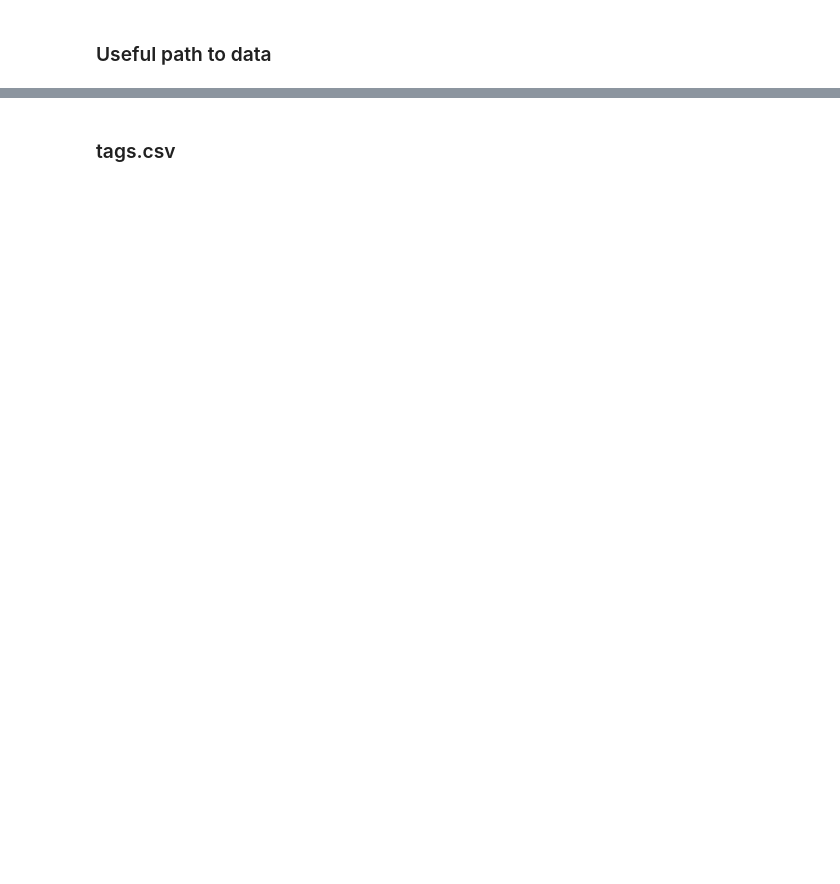
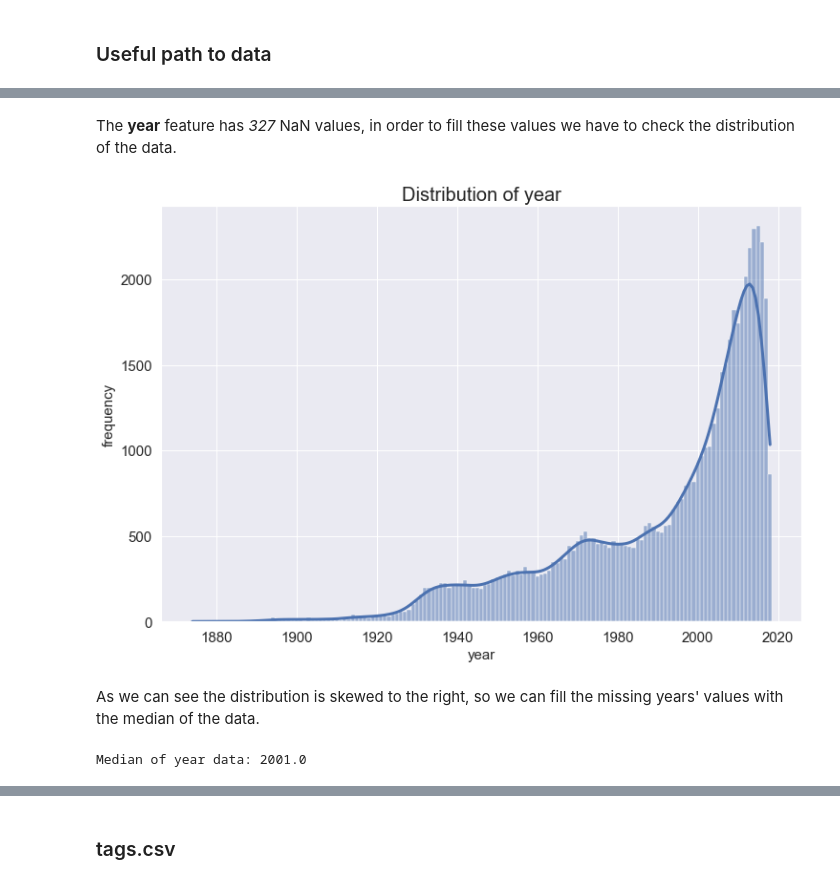
Before and after one commit to prushh/movie-lens-mlp, a Jupyter notebook: notebooks/1.0-raw-data-exploration.ipynb, the cells around one changed output, grey strips where cells are left out. Saved outputs shown, nothing was run; the diff lists cells and outputs as text; code cells hidden in the pictures; blank space fills up the shorter version.

Commit message:
Update with descriptions for movies.csv

```diff
--- a/notebooks/1.0-raw-data-exploration.ipynb
+++ b/notebooks/1.0-raw-data-exploration.ipynb
@@ -27,0 +87,3 @@ movies.info()
+# %%
+movies = movies.astype(dtype={'movieId': 'int32', 'title': 'string', 'genres': 'category'})
+movies.info()
@@ -27,0 +118,5 @@ movies.info()
+# %%
+regex_year = '.*\\((\\d{4})\\).*'
+movies['year'] = movies['title'].str.extract(pat=regex_year, expand=False)
+movies['title_length'] = movies['title'].str.len()
+movies.info()
@@ -27,0 +136,2 @@ movies.info()
+# %%
+movies = movies.astype(dtype={'year': 'float32', 'title_length': 'int32'})
@@ -44,0 +154,3 @@ def remove_no_genres(df: pd.DataFrame) -> pd.DataFrame:
+# %%
+movies = encode_genre(movies)
+movies.info()
@@ -44,0 +205,19 @@ def remove_no_genres(df: pd.DataFrame) -> pd.DataFrame:
+# %% [markdown]
+The __year__ feature has _327_ NaN values, in order to fill these values we have to check the distribution of the data.
+# %%
+histplot(movies['year'],
+         title='Distribution of year',
+         xlabel='year',
+         ylabel='frequency',
+         stat='frequency',
+         discrete=True,
+         kde=True)
+# %% [output]
+[figure, added]
+# %% [markdown]
+As we can see the distribution is skewed to the right, so we can fill the missing years' values with the median of the data.
+# %%
+median_year = movies['year'].median()
+print(f"Median of year data: {median_year}")
+# %% [output]
+Median of year data: 2001.0
```
Also changed, not shown: parts of 55 cells of this notebook.
